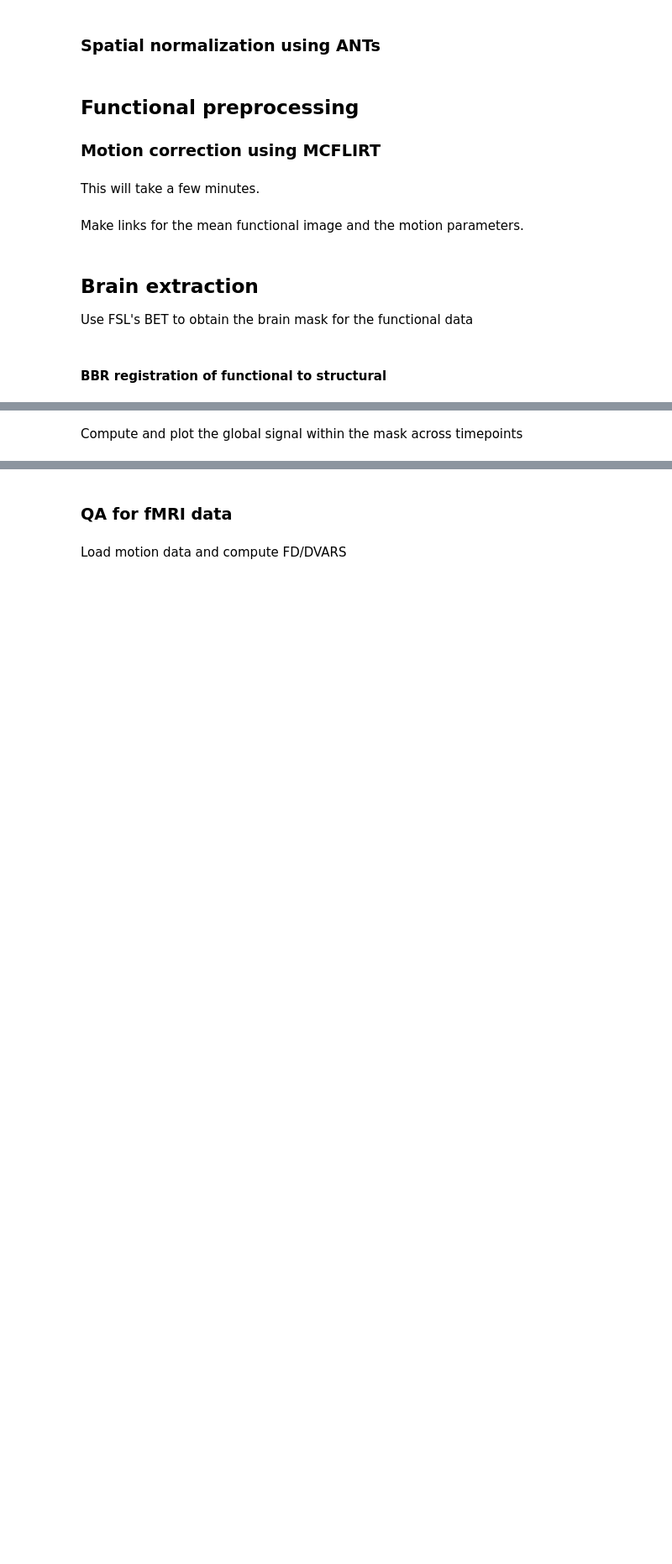
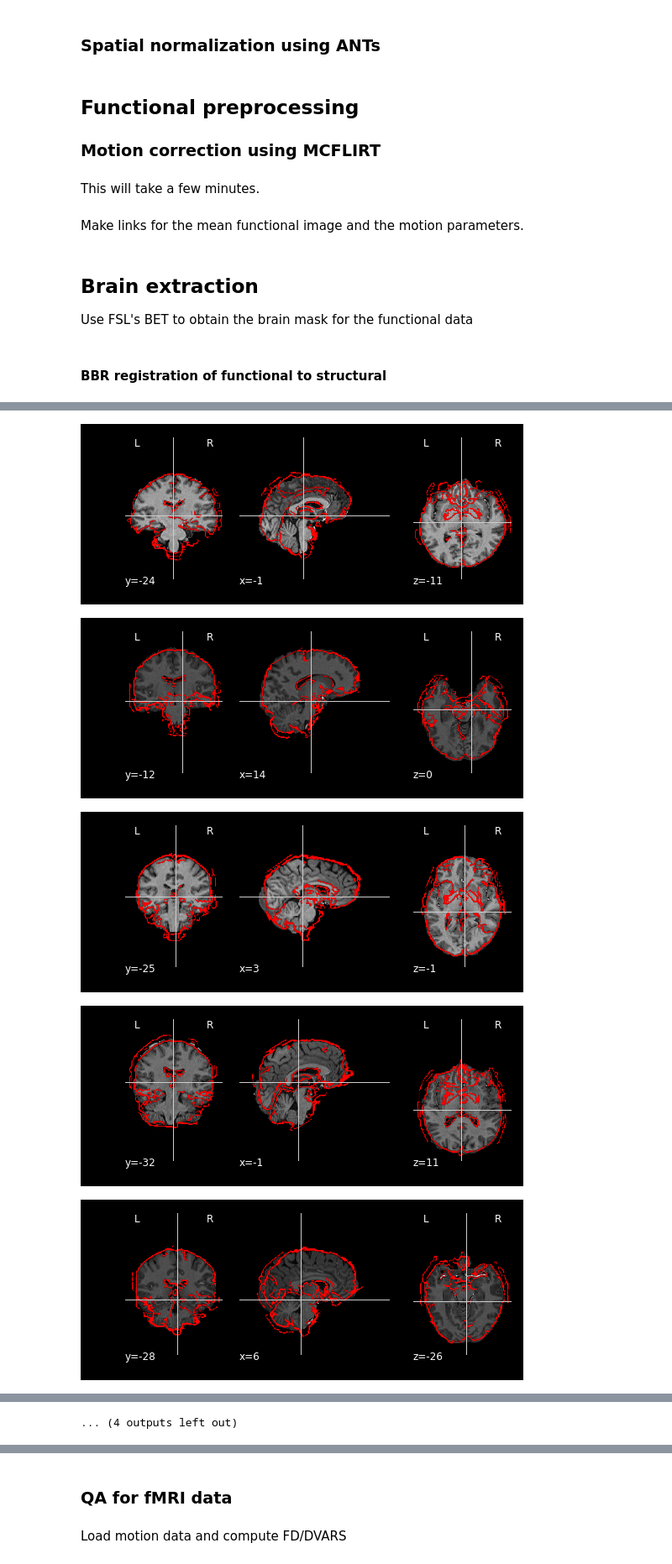
Before and after one commit to poldrack/fmri-handbook-2e-code, a Jupyter notebook: notebooks/DataPreparation/DataPreparation-ds005.ipynb, the cells around one changed output, grey strips where cells are left out. Shown at 84% size. Drawn from its saved outputs; the diff is of its cells as text; code cells hidden in the pictures; blank space fills up the shorter version.

```diff
--- a/notebooks/DataPreparation/DataPreparation-ds005.ipynb
+++ b/notebooks/DataPreparation/DataPreparation-ds005.ipynb
@@ -339,2 +348,0 @@ for subcode in subcodes:
-# %% [markdown]
-Compute and plot the global signal within the mask across timepoints
@@ -344,0 +349,14 @@ globalmean=numpy.mean(bolddata_masked,1)
+# %%
+for subcode in subcodes:
+    antsregfile=os.path.join(config.data['ds005']['datadir'],
+                             'derivatives/bet/output/_subject_id_%s/%s_T1w_corrected_brain.nii.gz'%(subcode,subcode))
+    if os.path.exists(antsregfile):
+        mask_display=nilearn.plotting.plot_epi(antsregfile,cmap='gray')
+        mask_display.add_edges(os.path.join(config.data['ds005']['datadir'],
+            'derivatives/bbr/out_file/_runcode_1/_subject_id_%s/%s_task-mixedgamblestask_run-01_bold_mcf_brain_mean_flirt.nii.gz'%(subcode,subcode)))
+# %% [output]
+[figure, added]
+[figure, added]
+[figure, added]
+[figure, added]
+[figure, added]
@@ -344,0 +370 @@ globalmean=numpy.mean(bolddata_masked,1)
+... (4 outputs left out)
```
Also changed, not shown: parts of 21 cells of this notebook.
